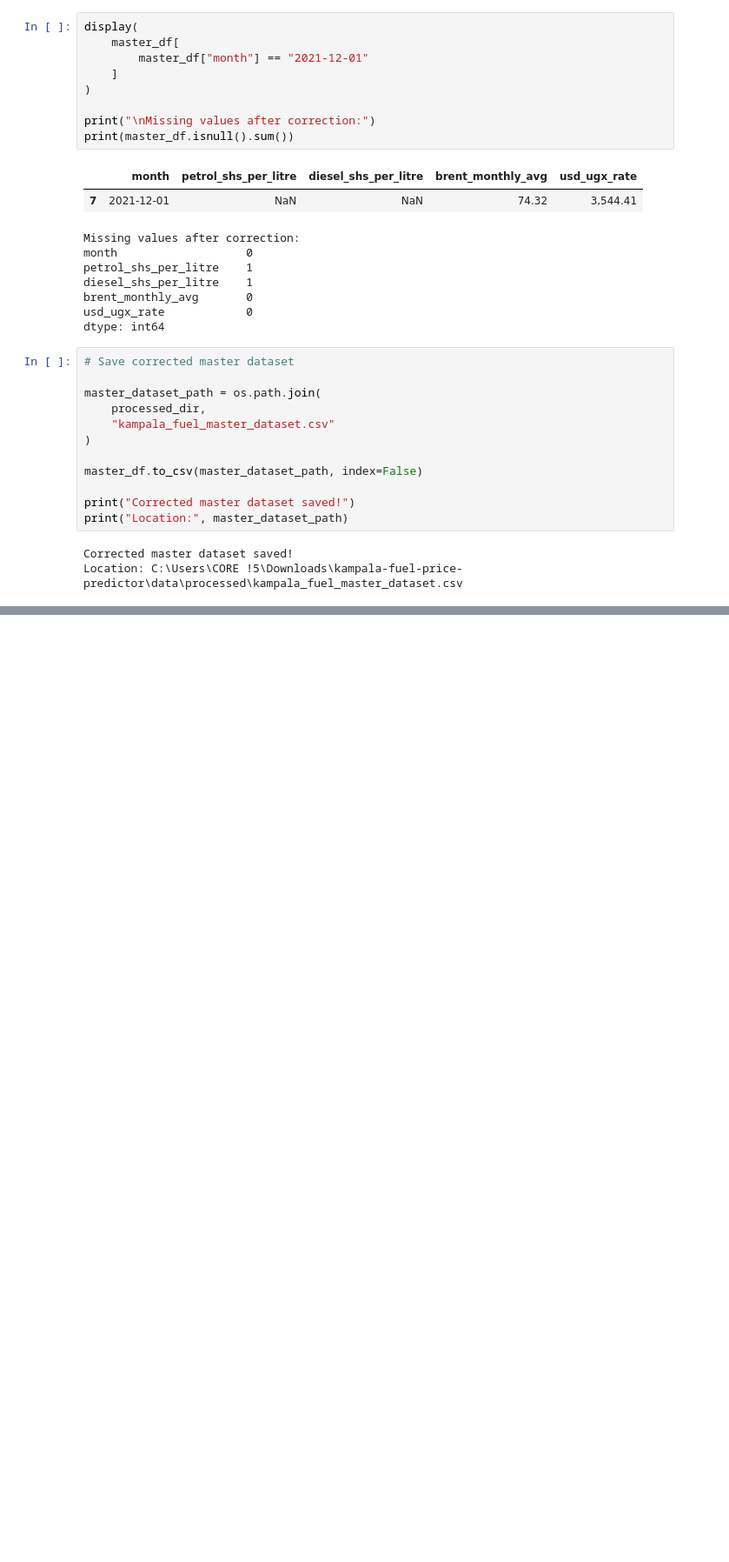
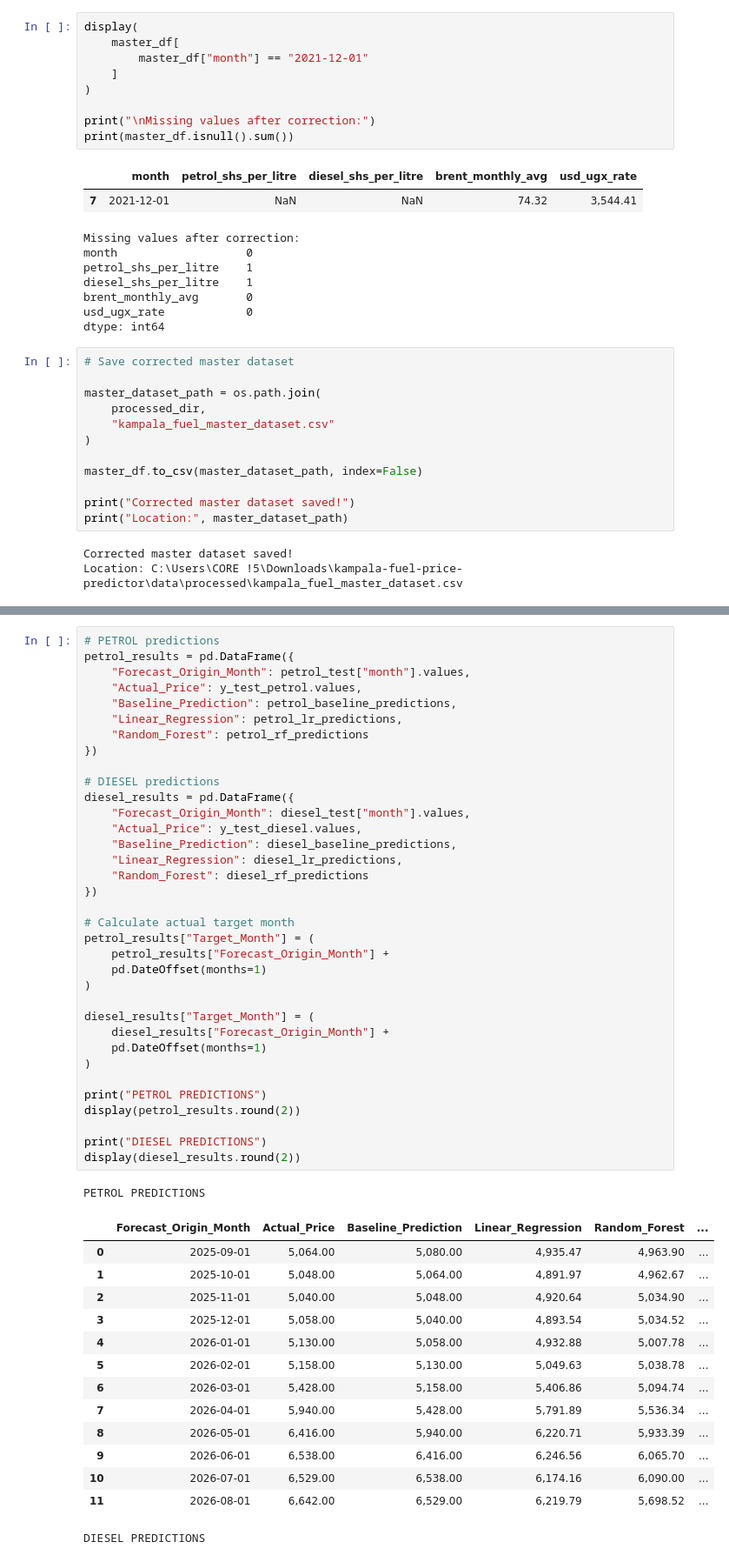
Before and after one commit to amon2100/kampala-fuel-price-predictor, a Jupyter notebook: notebooks/kampala-fuel-price-predictor.ipynb, the cells around one changed output, grey strips where cells are left out. Shown at 87% size. Saved outputs shown, nothing was run; the diff lists cells and outputs as text; blank space fills up the shorter version.

```diff
--- a/notebooks/kampala-fuel-price-predictor.ipynb
+++ b/notebooks/kampala-fuel-price-predictor.ipynb
@@ -964,0 +2138,51 @@ Location: C:\Users\CORE !5\Downloads\kampala-fuel-price-predictor\data\processed
+# %%
+# PETROL predictions
+petrol_results = pd.DataFrame({
+    "Forecast_Origin_Month": petrol_test["month"].values,
+    "Actual_Price": y_test_petrol.values,
+    "Baseline_Prediction": petrol_baseline_predictions,
+    "Linear_Regression": petrol_lr_predictions,
+    "Random_Forest": petrol_rf_predictions
+})
+
+# DIESEL predictions
+diesel_results = pd.DataFrame({
+    "Forecast_Origin_Month": diesel_test["month"].values,
+    "Actual_Price": y_test_diesel.values,
+    "Baseline_Prediction": diesel_baseline_predictions,
+    "Linear_Regression": diesel_lr_predictions,
+    "Random_Forest": diesel_rf_predictions
+})
+
+# Calculate actual target month
+petrol_results["Target_Month"] = (
+    petrol_results["Forecast_Origin_Month"] +
+    pd.DateOffset(months=1)
+)
+
+diesel_results["Target_Month"] = (
+    diesel_results["Forecast_Origin_Month"] +
+    pd.DateOffset(months=1)
+)
+
+print("PETROL PREDICTIONS")
+display(petrol_results.round(2))
+
+print("DIESEL PREDICTIONS")
+display(diesel_results.round(2))
+# %% [output]
+PETROL PREDICTIONS
+|  | Forecast_Origin_Month | Actual_Price | Baseline_Prediction | Linear_Regression | Random_Forest | ... |
+| 0 | 2025-09-01 | 5,064.00 | 5,080.00 | 4,935.47 | 4,963.90 | ... |
+| 1 | 2025-10-01 | 5,048.00 | 5,064.00 | 4,891.97 | 4,962.67 | ... |
+| 2 | 2025-11-01 | 5,040.00 | 5,048.00 | 4,920.64 | 5,034.90 | ... |
+| 3 | 2025-12-01 | 5,058.00 | 5,040.00 | 4,893.54 | 5,034.52 | ... |
+| 4 | 2026-01-01 | 5,130.00 | 5,058.00 | 4,932.88 | 5,007.78 | ... |
+| 5 | 2026-02-01 | 5,158.00 | 5,130.00 | 5,049.63 | 5,038.78 | ... |
+| 6 | 2026-03-01 | 5,428.00 | 5,158.00 | 5,406.86 | 5,094.74 | ... |
+| 7 | 2026-04-01 | 5,940.00 | 5,428.00 | 5,791.89 | 5,536.34 | ... |
+| 8 | 2026-05-01 | 6,416.00 | 5,940.00 | 6,220.71 | 5,933.39 | ... |
+| 9 | 2026-06-01 | 6,538.00 | 6,416.00 | 6,246.56 | 6,065.70 | ... |
+| 10 | 2026-07-01 | 6,529.00 | 6,538.00 | 6,174.16 | 6,090.00 | ... |
+| 11 | 2026-08-01 | 6,642.00 | 6,529.00 | 6,219.79 | 5,698.52 | ... |
+DIESEL PREDICTIONS
```
Also changed, not shown: parts of 47 cells of this notebook, 5 other files.
